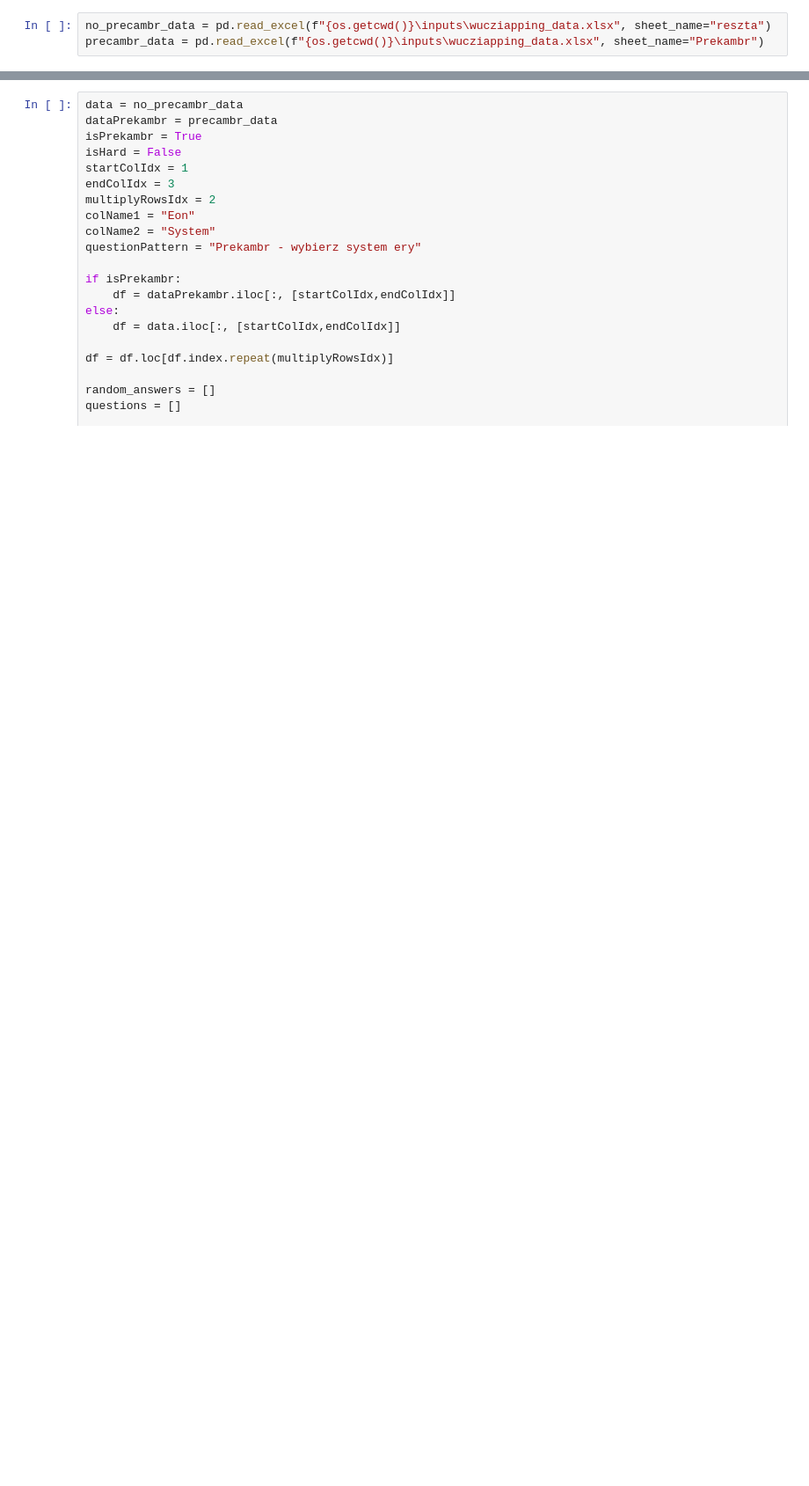
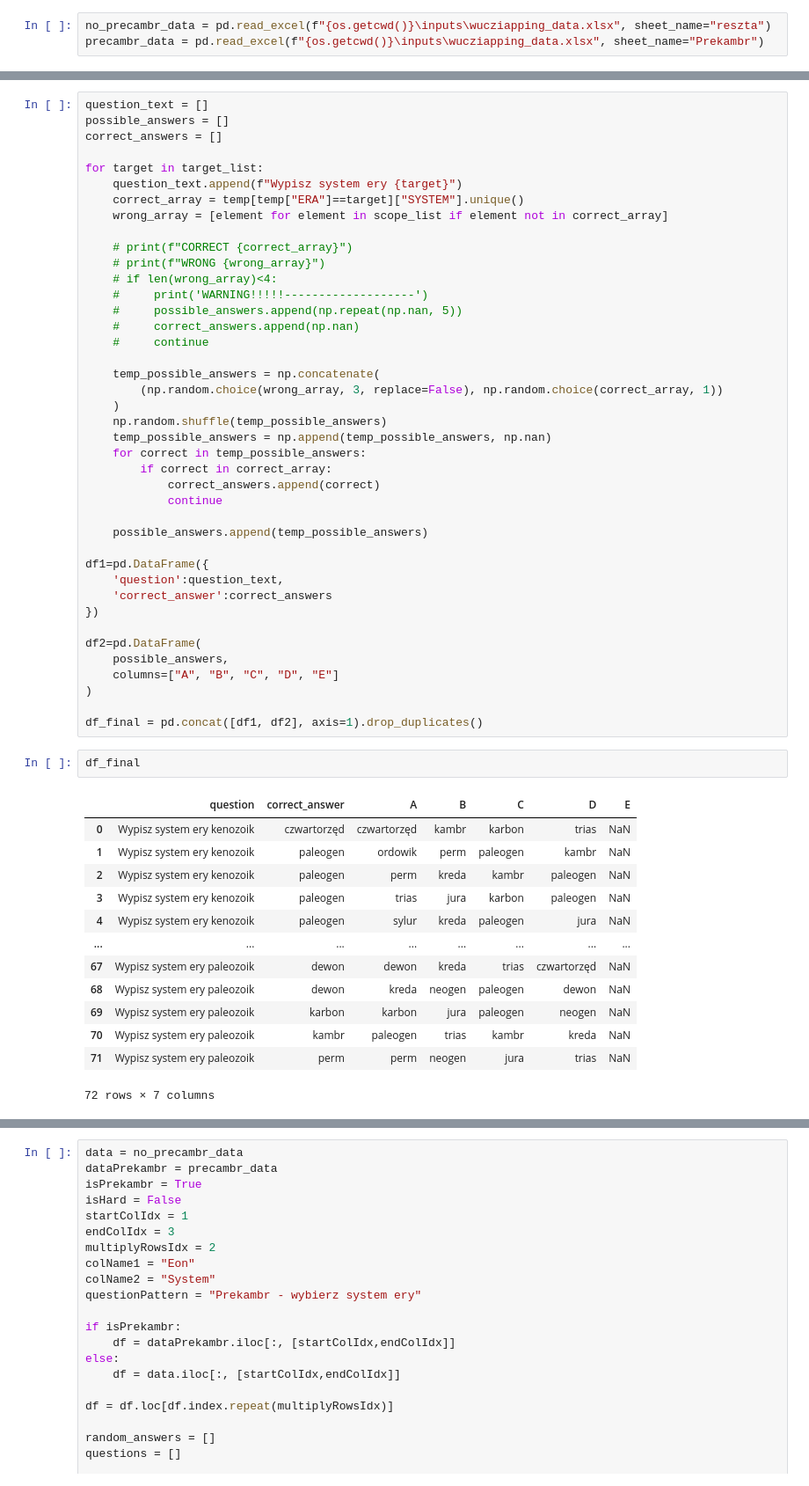
Before and after one commit to wiktorpiela/wucziapping, a Jupyter notebook: backend/question_builder/testing.ipynb, the cells around one changed output, grey strips where cells are left out. Shown: that part at 88% size. Drawn from its saved outputs; the diff is of its cells as text; blank space fills up the shorter version.

Commit message:
question builder improvement and enhancement

```diff
--- a/backend/question_generator/testing.ipynb
+++ b/backend/question_builder/testing.ipynb
@@ -60,0 +18,57 @@ precambr_data = pd.read_excel(f"{os.getcwd()}\inputs\wucziapping_data.xlsx", she
+# %%
+question_text = []
+possible_answers = []
+correct_answers = []
+
+for target in target_list:
+    question_text.append(f"Wypisz system ery {target}")
+    correct_array = temp[temp["ERA"]==target]["SYSTEM"].unique()
+    wrong_array = [element for element in scope_list if element not in correct_array]
+
+    # print(f"CORRECT {correct_array}")
+    # print(f"WRONG {wrong_array}")
+    # if len(wrong_array)<4:
+    #     print('WARNING!!!!!-------------------')
+    #     possible_answers.append(np.repeat(np.nan, 5))
+    #     correct_answers.append(np.nan)
+    #     continue
+
+    temp_possible_answers = np.concatenate(
+        (np.random.choice(wrong_array, 3, replace=False), np.random.choice(correct_array, 1))
+    )
+    np.random.shuffle(temp_possible_answers)
+    temp_possible_answers = np.append(temp_possible_answers, np.nan)
+    for correct in temp_possible_answers:
+        if correct in correct_array:
+            correct_answers.append(correct)
+            continue
+
+    possible_answers.append(temp_possible_answers)
+
+df1=pd.DataFrame({
+    'question':question_text,
+    'correct_answer':correct_answers
+})
+
+df2=pd.DataFrame(
+    possible_answers,
+    columns=["A", "B", "C", "D", "E"]
+)
+
+df_final = pd.concat([df1, df2], axis=1).drop_duplicates()
+# %%
+df_final
+# %% [output]
+|  | question | correct_answer | A | B | C | D | E |
+| 0 | Wypisz system ery kenozoik | czwartorzęd | czwartorzęd | kambr | karbon | trias | NaN |
+| 1 | Wypisz system ery kenozoik | paleogen | ordowik | perm | paleogen | kambr | NaN |
+| 2 | Wypisz system ery kenozoik | paleogen | perm | kreda | kambr | paleogen | NaN |
+| 3 | Wypisz system ery kenozoik | paleogen | trias | jura | karbon | paleogen | NaN |
+| 4 | Wypisz system ery kenozoik | paleogen | sylur | kreda | paleogen | jura | NaN |
+| ... | ... | ... | ... | ... | ... | ... | ... |
+| 67 | Wypisz system ery paleozoik | dewon | dewon | kreda | trias | czwartorzęd | NaN |
+| 68 | Wypisz system ery paleozoik | dewon | kreda | neogen | paleogen | dewon | NaN |
+| 69 | Wypisz system ery paleozoik | karbon | karbon | jura | paleogen | neogen | NaN |
+| 70 | Wypisz system ery paleozoik | kambr | paleogen | trias | kambr | kreda | NaN |
+| 71 | Wypisz system ery paleozoik | perm | perm | neogen | jura | trias | NaN |
+72 rows × 7 columns
```
Also changed, not shown: parts of 14 cells of this notebook, 4 other files.
